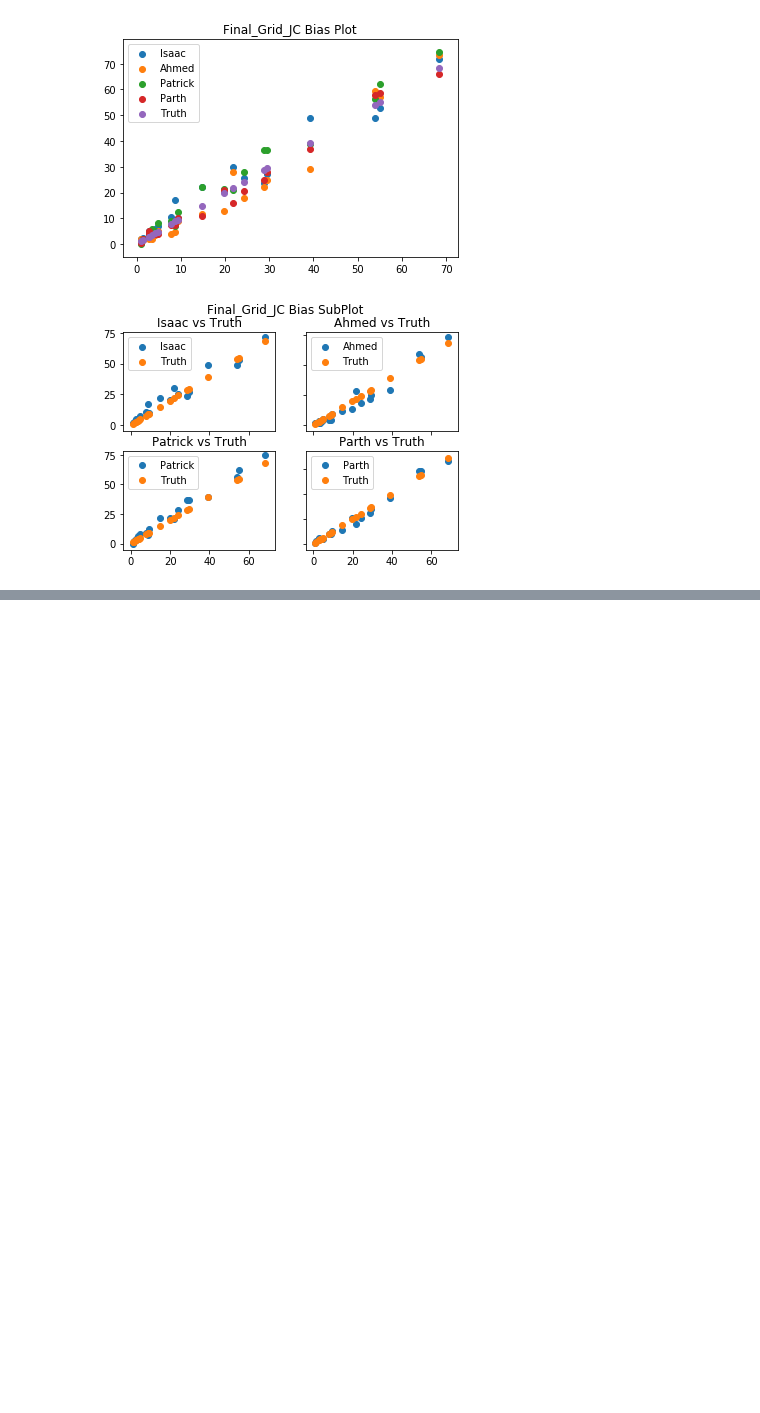
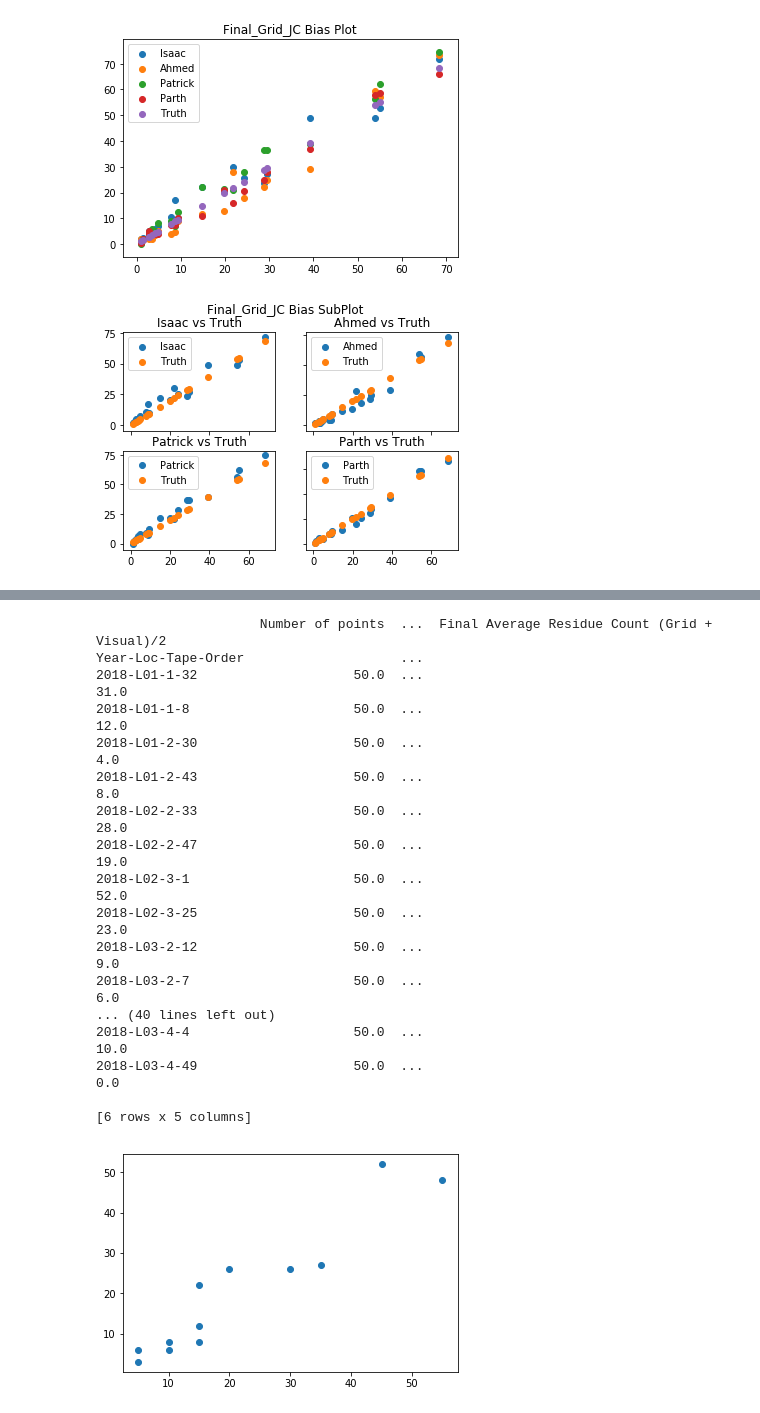
Before and after one commit to Lagaunne-Timotius/Data_Science_Project, a Jupyter notebook: Quality_Control_Analysis.ipynb, the cells around one changed output, grey strips where cells are left out. Saved outputs shown, nothing was run; the diff lists cells and outputs as text; code cells hidden in the pictures; blank space fills up the shorter version.

```diff
--- a/Quality_Control_Analysis.ipynb
+++ b/Quality_Control_Analysis.ipynb
@@ -233,0 +301,36 @@ plt.show()
+# %%
+
+Isaac_Data_m=Main_Data[Main_Data["Reader"]=="Isaac"]
+Average_Isaac_m=Isaac_Data_m.groupby('Year-Loc-Tape-Order').mean()
+print(Average_Isaac_m)
+Ahmed_Data_m=Main_Data[Main_Data["Reader"]=="Ahmed"]
+Average_Ahmed_m=Ahmed_Data_m.groupby('Year-Loc-Tape-Order').mean()
+print(Average_Ahmed_m)
+Patrick_Data_m=Main_Data[Main_Data["Reader"]=="Patrick"]
+Average_Patrick_m=Patrick_Data_m.groupby('Year-Loc-Tape-Order').mean()
+print(Average_Patrick_m)
+Parth_Data_m=Main_Data[Main_Data["Reader"]=="Parth"]
+Average_Parth_m=Parth_Data_m.groupby('Year-Loc-Tape-Order').mean()
+print(Average_Parth_m)
+
+plt.scatter(Average_Isaac_m['Visual Estimated Percentage'],Average_Isaac_m['Final Grid Residue Count'])
+plt.show()
+# %% [output]
+                     Number of points  ...  Final Average Residue Count (Grid + Visual)/2
+Year-Loc-Tape-Order                    ...
+2018-L01-1-32                    50.0  ...                                           31.0
+2018-L01-1-8                     50.0  ...                                           12.0
+2018-L01-2-30                    50.0  ...                                            4.0
+2018-L01-2-43                    50.0  ...                                            8.0
+2018-L02-2-33                    50.0  ...                                           28.0
+2018-L02-2-47                    50.0  ...                                           19.0
+2018-L02-3-1                     50.0  ...                                           52.0
+2018-L02-3-25                    50.0  ...                                           23.0
+2018-L03-2-12                    50.0  ...                                            9.0
+2018-L03-2-7                     50.0  ...                                            6.0
+... (40 lines left out)
+2018-L03-4-4                     50.0  ...                                           10.0
+2018-L03-4-49                    50.0  ...                                            0.0
+
+[6 rows x 5 columns]
+[figure, added]
```
Also changed, not shown: parts of 2 cells of this notebook.
